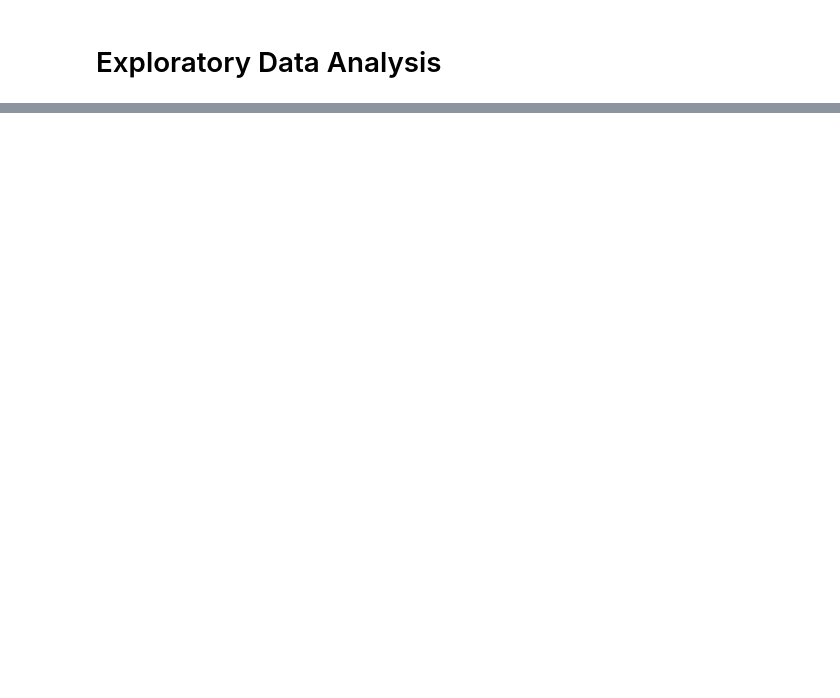
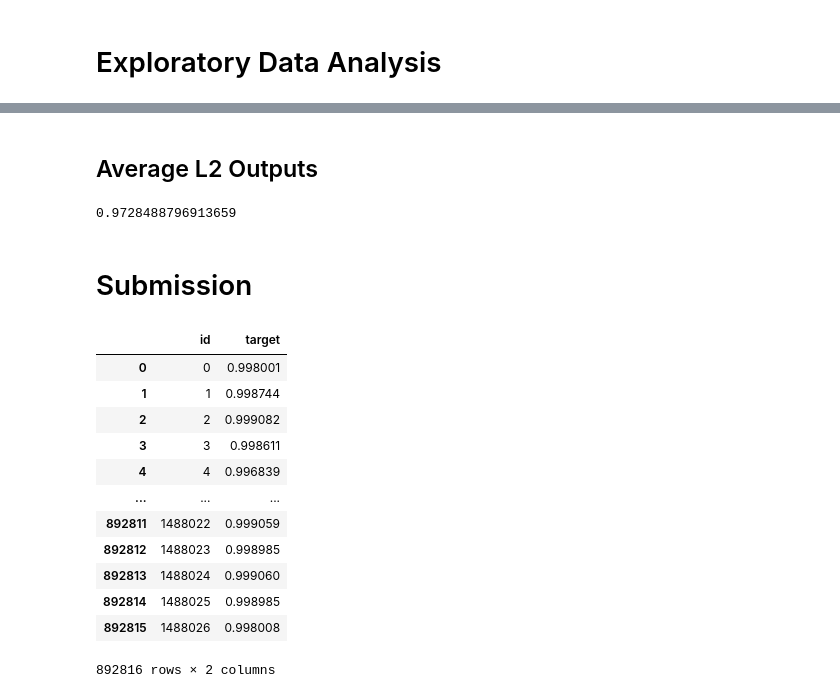
Before and after one commit to SarahLuym/WhaleDataScienceProject, a Jupyter notebook: data/Whole_Project.ipynb, the cells around one changed output, grey strips where cells are left out. Cells and saved outputs as stored; diff of their text form; code cells hidden in the pictures; blank space fills up the shorter version.

```diff
--- a/data/Whole_Project.ipynb
+++ b/data/Whole_Project.ipynb
@@ -629,0 +962,8 @@ Train.head()
+# %%
+rf_lv2=RandomForestClassifier(n_estimators=200, n_jobs=6, min_samples_split=5, max_depth=7,
+                          criterion='gini', random_state=0)
+rf_lv2_outcomes = cross_validate_sklearn(rf_lv2, lv1_train_df, y_train ,lv1_test_df, kf,
+                                            scale=True, verbose=True)
+rf_lv2_cv=rf_lv2_outcomes[0]
+rf_lv2_train_pred=rf_lv2_outcomes[1]
+rf_lv2_test_pred=rf_lv2_outcomes[2]
@@ -629,0 +980,7 @@ Train.head()
+# %%
+logit_lv2=LogisticRegression(random_state=0, C=0.5)
+logit_lv2_outcomes = cross_validate_sklearn(logit_lv2, lv1_train_df, y_train ,lv1_test_df, kf,
+                                            scale=True, verbose=True)
+logit_lv2_cv=logit_lv2_outcomes[0]
+logit_lv2_train_pred=logit_lv2_outcomes[1]
+logit_lv2_test_pred=logit_lv2_outcomes[2]
@@ -629,0 +995,32 @@ Train.head()
+# %% [markdown]
+## Average L2 Outputs
+# %%
+weight_avg=logit_lv2_train_pred/3 + xgb_lv2_train_pred/3 + rf_lv2_train_pred/3
+print(auc_to_gini_norm(roc_auc_score(y_train, weight_avg)))
+# %% [output]
+0.9728488796913659
+# %% [markdown]
+# Submission
+# %%
+sample_submission = pd.read_csv('sample_submission.csv')
+# %%
+submission=sample_submission.copy()
+submission['target']=logit_lv2_test_pred/3 + xgb_lv2_test_pred/3 + rf_lv2_test_pred/3
+filename='2lv-emsemble'
+submission.to_csv(filename,index=False)
+# %%
+submission
+# %% [output]
+|  | id | target |
+| 0 | 0 | 0.998001 |
+| 1 | 1 | 0.998744 |
+| 2 | 2 | 0.999082 |
+| 3 | 3 | 0.998611 |
+| 4 | 4 | 0.996839 |
+| ... | ... | ... |
+| 892811 | 1488022 | 0.999059 |
+| 892812 | 1488023 | 0.998985 |
+| 892813 | 1488024 | 0.999060 |
+| 892814 | 1488025 | 0.998985 |
+| 892815 | 1488026 | 0.998008 |
+892816 rows × 2 columns
```
Also changed, not shown: parts of 95 cells of this notebook, 4 other files.
